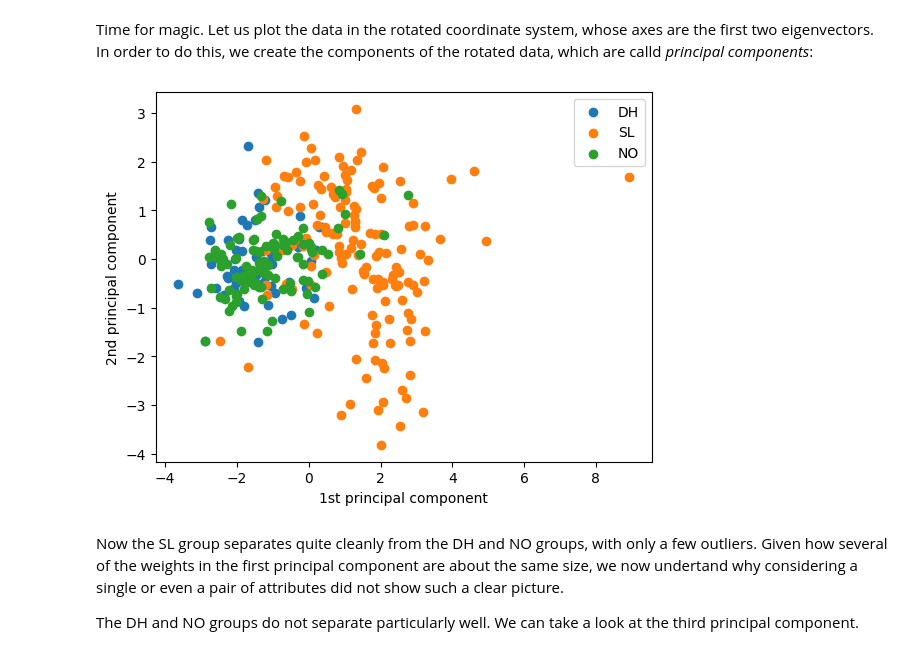
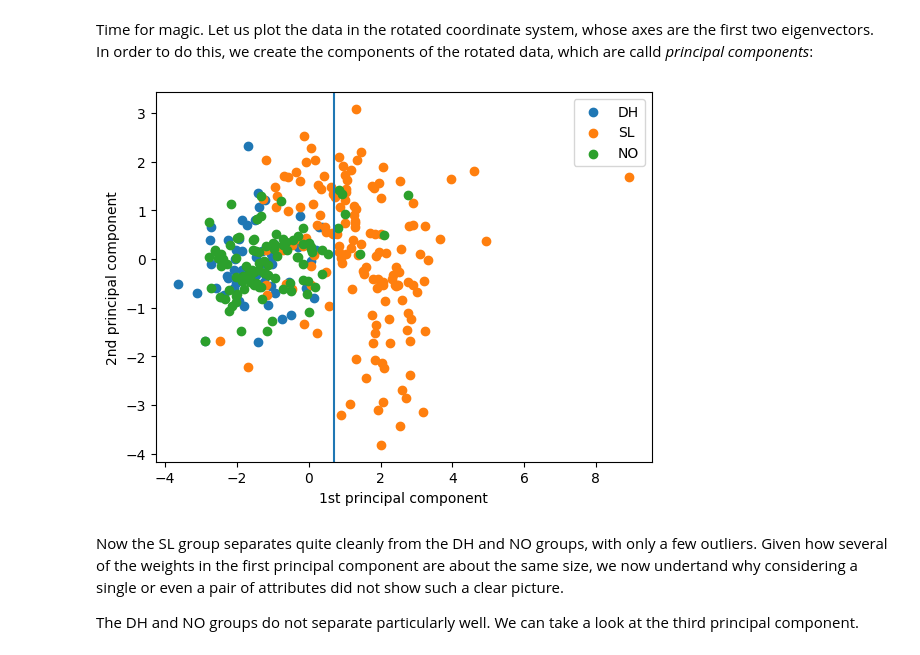
Before and after one commit to jackhenry02/PCA, a Jupyter notebook: Coursework/3M1 lab PCA_2024.ipynb, the cells around one changed output. Cells and saved outputs as stored; diff of their text form; code cells hidden in the pictures.

```diff
--- a/Coursework/3M1 lab PCA_2024.ipynb
+++ b/Coursework/3M1 lab PCA_2024.ipynb
@@ -272,13 +272,14 @@ X2 = np.matmul(X0,evecs[:,4])
 # %%
 plt.scatter(X1[dh], X2[dh])
 plt.scatter(X1[sl], X2[sl])
 plt.scatter(X1[no], X2[no])
+plt.axvline(0.7)
 plt.xlabel("1st principal component")
 plt.ylabel("2nd principal component")
 plt.legend(["DH", "SL", "NO"])
 plt.show()
 # %% [output]
-[figure, old version]
+[figure, new version]
 # %% [markdown]
 Now the SL group separates quite cleanly from the DH and NO groups, with only a few outliers. Given how several of the weights in the first principal component are about the same size, we now undertand why considering a single or even a pair of attributes did not show such a clear picture.
 
```
Also changed, not shown: parts of 4 cells of this notebook.
